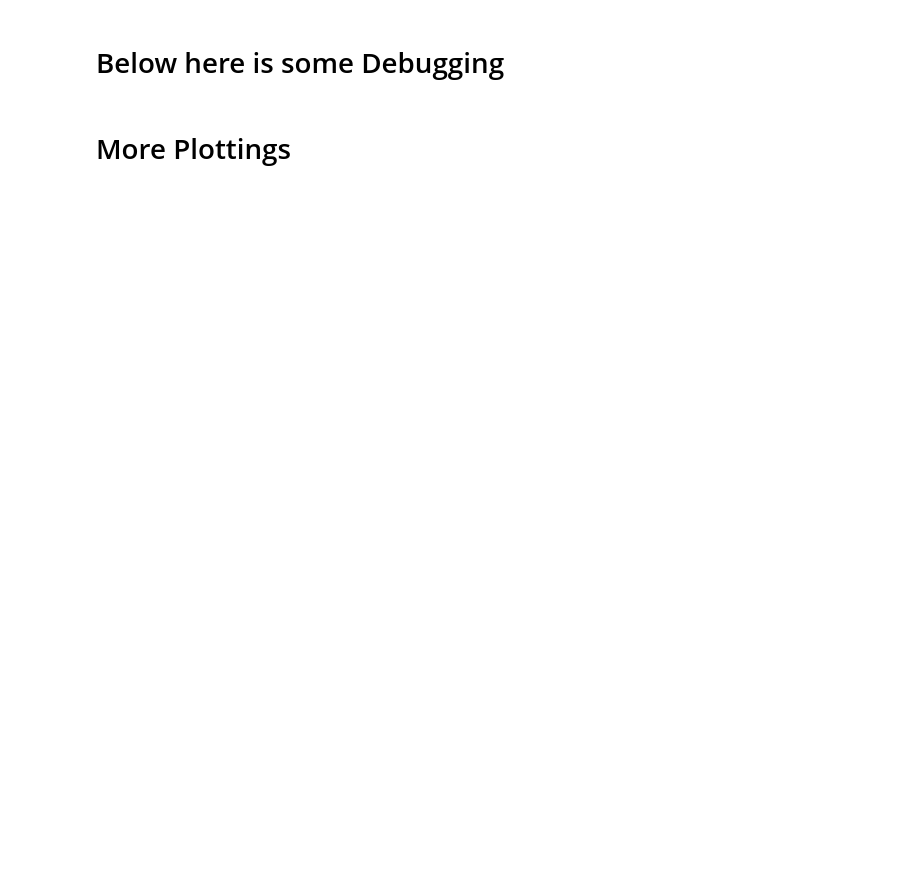
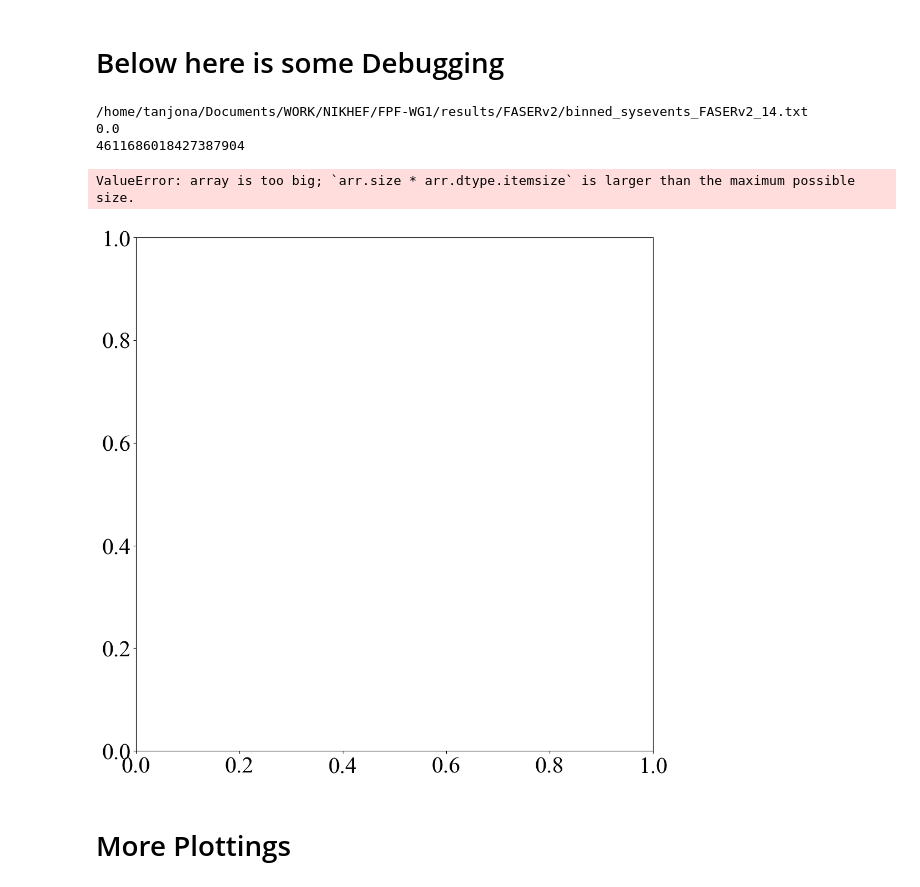
Before and after one commit to LHCfitNikhef/FPF-WG1, a Jupyter notebook: results/PDFsAtFPF_CHARM.ipynb, the cells around one changed output. Saved outputs shown, nothing was run; the diff lists cells and outputs as text; code cells hidden in the pictures; blank space fills up the shorter version.

```diff
--- a/results/PDFsAtFPF_CHARM.ipynb
+++ b/results/PDFsAtFPF_CHARM.ipynb
@@ -686,16 +686,16 @@ def file_saver(D_array,xavg_array,Q2avg_array,Enuavg_array,sample_array,x_edges,
                     if ((np.nan_to_num(N_here)>0) | (plot_all_bins==1)):
 
                         ### Remove all `nan`s from the entry
-                        if not np.isnan(xavg) and not np.isnan(q2avg) and not np.isnan(Enuavg):
-                            myfile.write(
-                                f"{format(x_lower, '.6e'):<15} {format(x_upper, '.6e'):<15} {format(xavg, '.6e'):<15}"
-                                f"{format(q2_lower, '.6e'):<20} {format(q2_upper, '.6e'):<20} {format(q2avg, '.6e'):<20}"
-                                f"{format(E_lower, '.6e'):<20} {format(E_upper, '.6e'):<20} {format(Enuavg, '.6e'):<20}"
-                                f"{format(float(dsigma_mid), '.6e'):<55}"
-                                f"{format(float(np.nan_to_num(N_here)), '.6e'):<15} {format(float(MC_error), '.6e'):<35}"
-                                f"{format(float(sys_error), '.6'):<20}"
-                                f"{format(float(np.nan_to_num(acceptance)) * Nsamples, '.6e')} \n"
-                            )
+                        # if not np.isnan(xavg) and not np.isnan(q2avg) and not np.isnan(Enuavg):
+                        myfile.write(
+                            f"{format(x_lower, '.6e'):<15} {format(x_upper, '.6e'):<15} {format(xavg, '.6e'):<15}"
+                            f"{format(q2_lower, '.6e'):<20} {format(q2_upper, '.6e'):<20} {format(q2avg, '.6e'):<20}"
+                            f"{format(E_lower, '.6e'):<20} {format(E_upper, '.6e'):<20} {format(Enuavg, '.6e'):<20}"
+                            f"{format(float(dsigma_mid), '.6e'):<55}"
+                            f"{format(float(np.nan_to_num(N_here)), '.6e'):<15} {format(float(MC_error), '.6e'):<35}"
+                            f"{format(float(sys_error), '.6'):<20}"
+                            f"{format(float(np.nan_to_num(acceptance)) * Nsamples, '.6e')} \n"
+                        )
                     else:
                         print('here')
     return N_sum
@@ -884,14 +884,16 @@ To check smear. Here is where the main loop runs
 
 # experiment_array = ['FASERv','FASERv2','FASERv2_optimistic']#,'FLArE10','AdvSND']
 # experiment_array = ['FASERv2','FASERv2_optimistic']
-experiment_array = ['FLArE10','FASERv2', 'FASERv2', 'FASERv2_nocuts', 'FASERv2_optimistic']
+experiment_array = ['FLArE10','FASERv', 'FASERv2', 'FASERv2_nocuts', 'FASERv2_optimistic']
 neutrino_array = [14,-14]#,12,-12]
 M = 10;seed = 1
 N = 100000
-s_c = 'Elepton';seed = np.random.randint(10000)
-s_c = 'Ehadron';seed = np.random.randint(10000)
+
+# s_c = 'Elepton';seed = np.random.randint(10000)
+# s_c = 'Ehadron';seed = np.random.randint(10000)
 s_c = 'theta';seed = np.random.randint(10000)
-s_c = ''
+# s_c = ''
+
 for neutrino in neutrino_array:
     pid = neutrino
     total = np.zeros(M)
@@ -1401,28 +1450,34 @@ with open(file,'w') as f:
 # %%
 
 # fig , (ax1,ax2) = plt.subplots(1,2)
 experiment = 'FASERv2'
-name = os.path.join(os.getcwd(),experiment,'binned_events_FASERv2_14.txt')
+name = os.path.join(os.getcwd(),experiment,'binned_sysevents_FASERv2_14.txt')
 print(name)
 N, N2d,x_edges,x_lower,x_upper,xavg,Q2_edges,q2_lower,q2_upper,qavg,diffxsec2d,xsec2d = file_reader2(name)
 vmin = np.max(N2d)
 print(np.sum(N2d))
 a,b = plot_events(N, N2d,x_edges,x_lower,x_upper,xavg,Q2_edges,q2_lower,q2_upper,qavg,diffxsec2d,xsec2d,experiment = experiment);
 N0 = np.copy(N2d)
 
 experiment = 'FASERv2_optimistic'
 name = os.path.join(os.getcwd(),experiment,'binned_sysevents_FASERv2_optimistic_14.txt')
 print(name)
 N, N2d,x_edges,x_lower,x_upper,xavg,Q2_edges,q2_lower,q2_upper,qavg,diffxsec2d,xsec2d = file_reader2(name)
 print(np.sum(N2d))
 a,b = plot_events(N, N2d,x_edges,x_lower,x_upper,xavg,Q2_edges,q2_lower,q2_upper,qavg,diffxsec2d,xsec2d,experiment = experiment);
 N1 = np.copy(N2d)
 
 plt.figure(figsize = (32,16))
 plt.pcolormesh(x_edges,Q2_edges,np.transpose(N1-N0))
 plt.colorbar()
 plt.xscale('log');plt.yscale('log')
 plotgrid(x_lower,x_upper,q2_lower,q2_upper)
+# %% [output]
+/home/tanjona/Documents/WORK/NIKHEF/FPF-WG1/results/FASERv2/binned_sysevents_FASERv2_14.txt
+0.0
+4611686018427387904
+ValueError: array is too big; `arr.size * arr.dtype.itemsize` is larger than the maximum possible size.
+[figure, added]
 # %% [markdown]
 # More Plottings
 # %%
```
Also changed, not shown: parts of 15 cells of this notebook, 49 other files.
